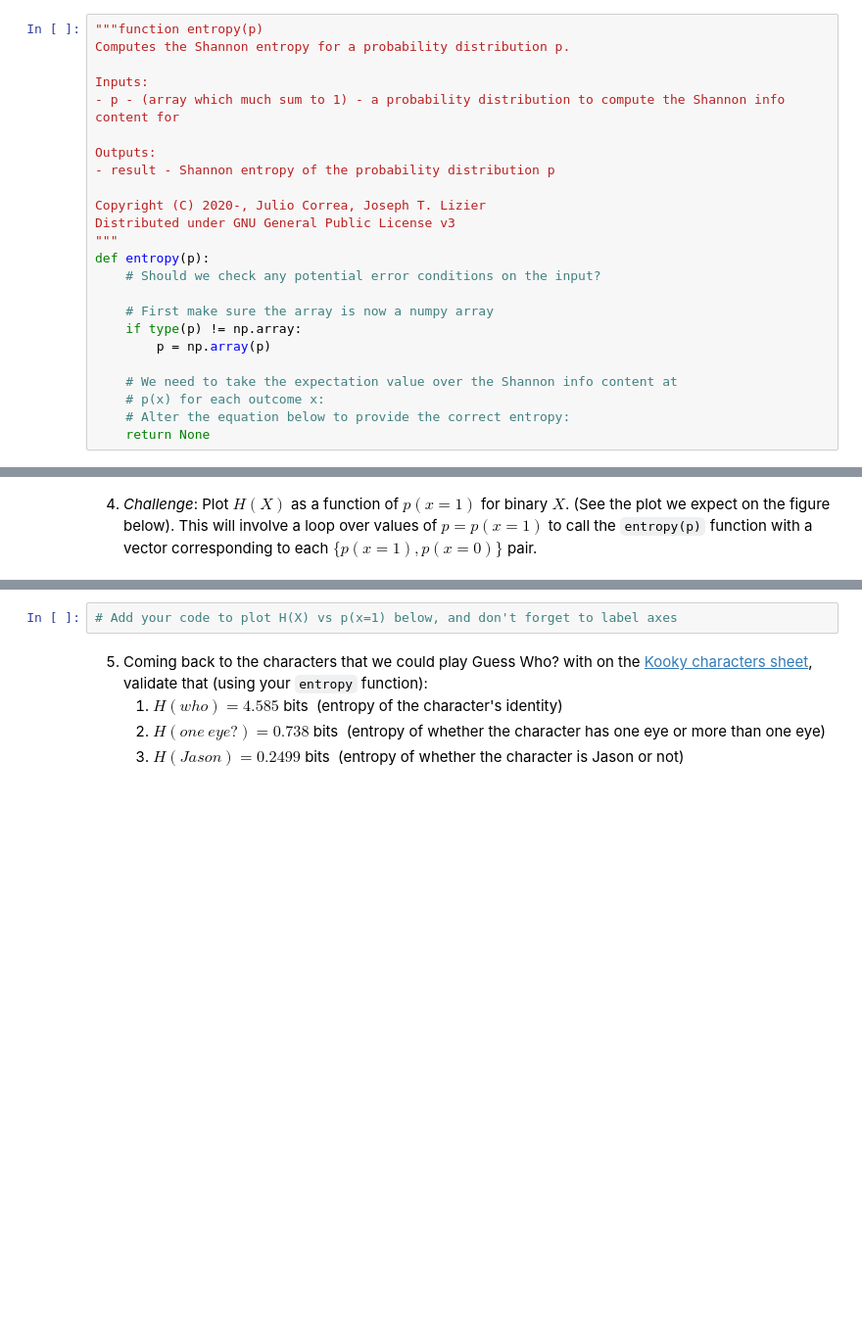
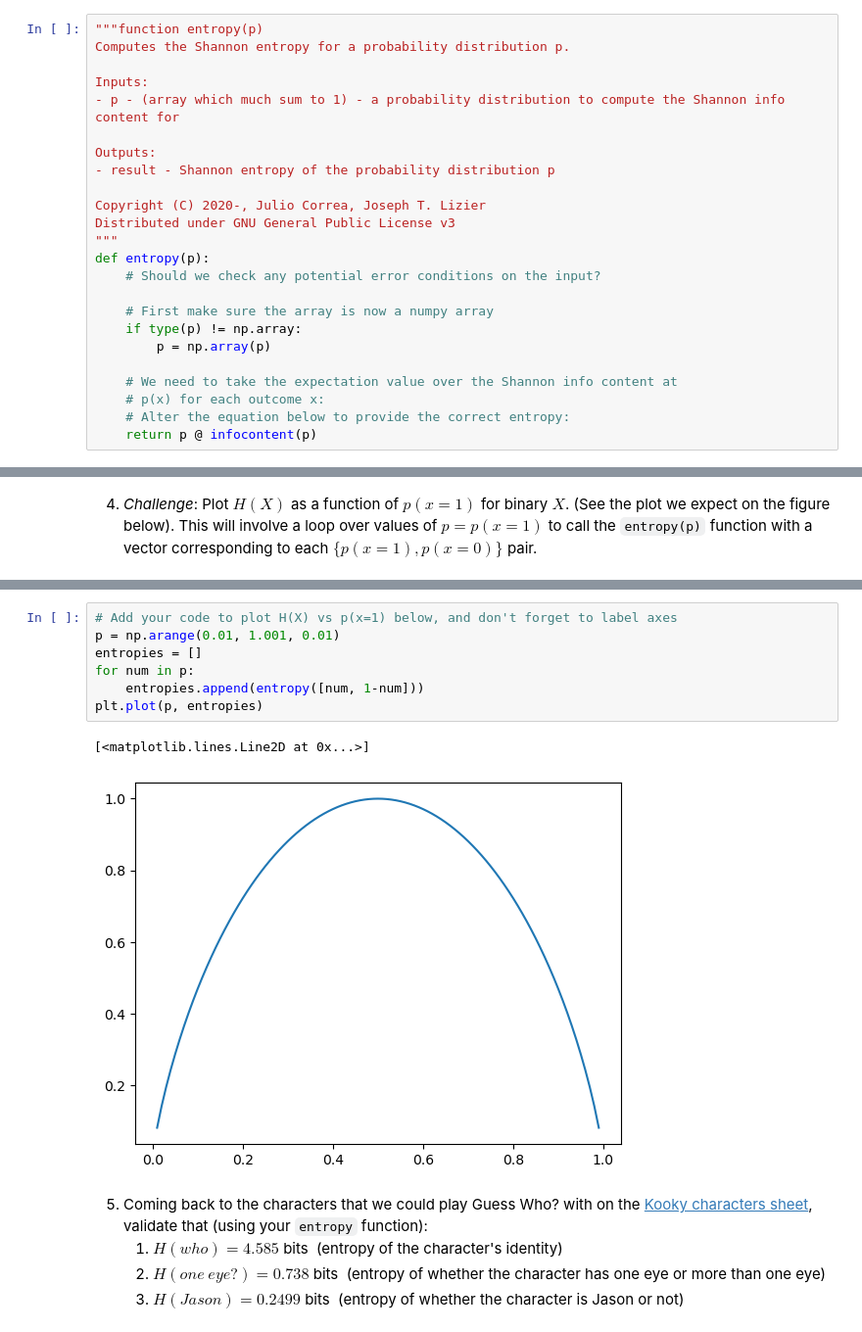
Before and after one commit to sigmax01/gk, a Jupyter notebook: docs/信息论/Module_1_notebook.ipynb, the cells around one changed output, grey strips where cells are left out. Shown at 98% size. Drawn from its saved outputs; the diff is of its cells as text; blank space fills up the shorter version.

```diff
--- a/docs/信息论/Module_1_notebook.ipynb
+++ b/docs/信息论/Module_1_notebook.ipynb
@@ -162,7 +162,7 @@ def entropy(p):
     # We need to take the expectation value over the Shannon info content at
     # p(x) for each outcome x:
     # Alter the equation below to provide the correct entropy:
-    return None
+    return p @ infocontent(p)
 # %% [markdown]
 3. Write down the answer you expect, and test that your code gives answers you expect for:
     1. <code>entropy([0.5, 0.5])</code>
@@ -183,5 +184,13 @@ def entropy(p):
 # %%
 # Add your code to plot H(X) vs p(x=1) below, and don't forget to label axes
+p = np.arange(0.01, 1.001, 0.01)
+entropies = []
+for num in p:
+    entropies.append(entropy([num, 1-num]))
+plt.plot(p, entropies)
+# %% [output]
+[<matplotlib.lines.Line2D at 0x...>]
+[figure, added]
 # %% [markdown]
 5. Coming back to the characters that we could play Guess Who? with on the [Kooky characters sheet](https://web.archive.org/web/20170215034006/http://www.hasbro.com/upload/guesswho/GWc_Kooky-en_GB.pdf), validate that (using your <code>entropy</code> function):
     1. $H(who) = 4.585$ bits  (entropy of the character's identity)
```
Also changed, not shown: parts of 3 cells of this notebook, 1 other file.
